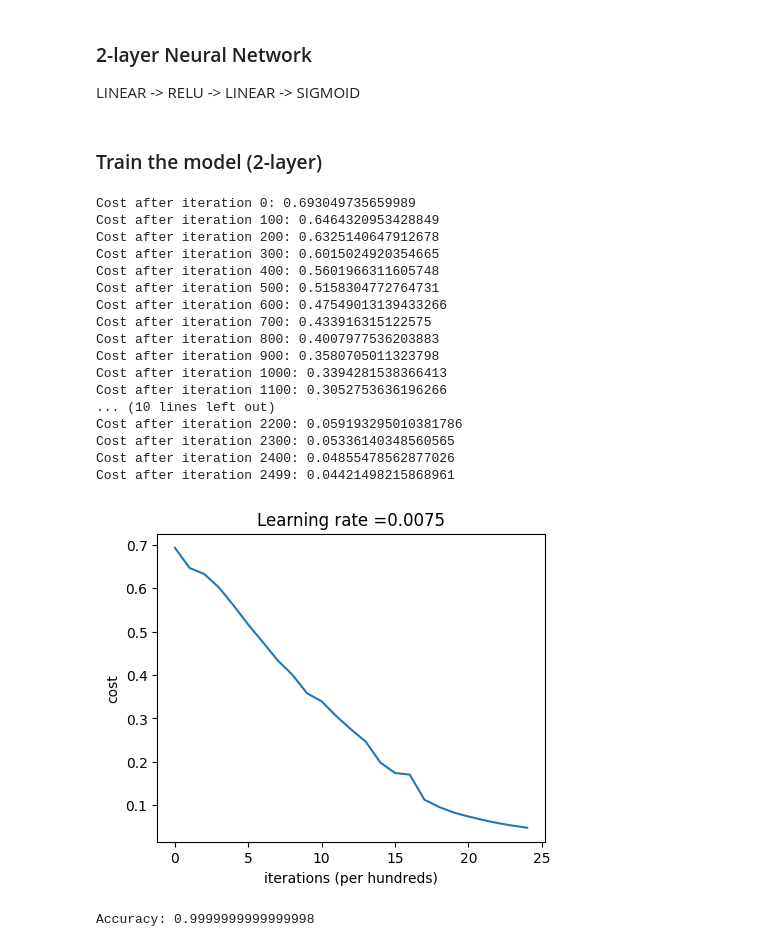
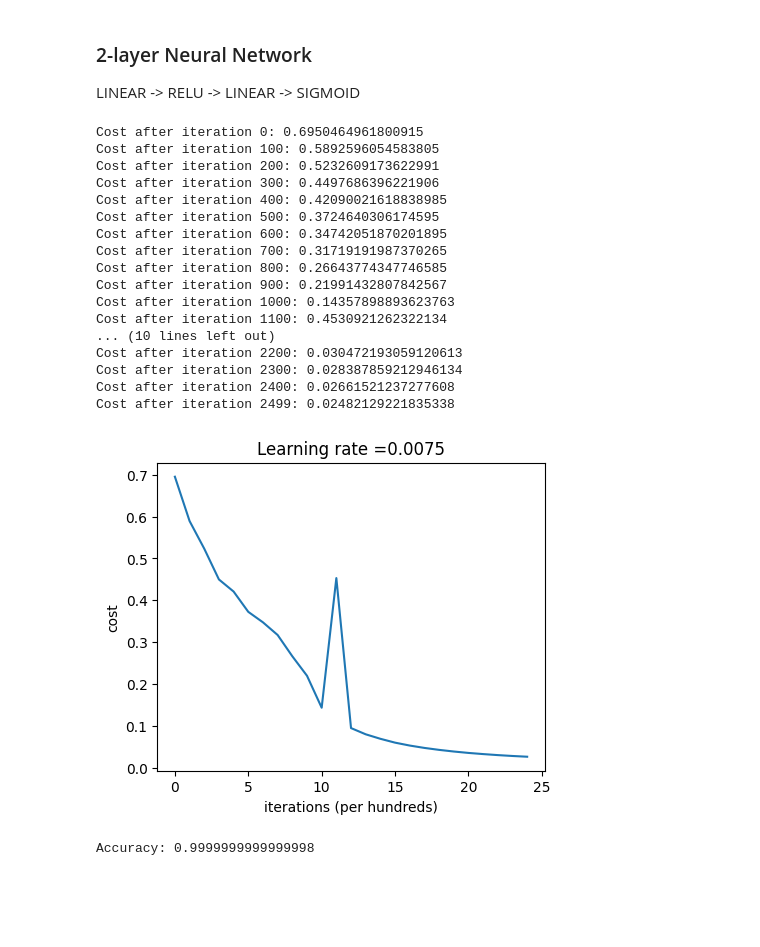
Before and after one commit to aq-amani/machine-learning, a Jupyter notebook: cat_detector_manual_deepNN/cat_detector_manual_deepNN.ipynb, the cells around one changed output. Drawn from its saved outputs; the diff is of its cells as text; code cells hidden in the pictures; blank space fills up the shorter version.

```diff
--- a/cat_detector_manual_deepNN/cat_detector_manual_deepNN.ipynb
+++ b/cat_detector_manual_deepNN/cat_detector_manual_deepNN.ipynb
@@ -100,7 +210,31 @@ LINEAR -> RELU -> LINEAR -> SIGMOID
 # %%
 ### CONSTANTS DEFINING THE MODEL ####
 n_x = 12288     # num_px * num_px * 3
 n_h = 7
 n_y = 1
 layers_dims = (n_x, n_h, n_y)
 learning_rate = 0.0075
+
+# Train model
+parameters, costs = L_layer_model(train_x, train_y, layers_dims = (n_x, n_h, n_y), num_iterations = 2500, print_cost=True)
+
+plot_costs(costs, learning_rate)
+# %% [output]
+Cost after iteration 0: 0.6950464961800915
+Cost after iteration 100: 0.5892596054583805
+Cost after iteration 200: 0.5232609173622991
+Cost after iteration 300: 0.4497686396221906
+Cost after iteration 400: 0.42090021618838985
+Cost after iteration 500: 0.3724640306174595
+Cost after iteration 600: 0.34742051870201895
+Cost after iteration 700: 0.31719191987370265
+Cost after iteration 800: 0.26643774347746585
+Cost after iteration 900: 0.21991432807842567
+Cost after iteration 1000: 0.14357898893623763
+Cost after iteration 1100: 0.4530921262322134
+... (10 lines left out)
+Cost after iteration 2200: 0.030472193059120613
+Cost after iteration 2300: 0.028387859212946134
+Cost after iteration 2400: 0.02661521237277608
+Cost after iteration 2499: 0.02482129221835338
+[figure, added]
@@ -187,27 +241,3 @@ def plot_costs(costs, learning_rate=0.0075):
-# %% [markdown]
-### Train the model (2-layer)
-# %%
-parameters, costs = two_layer_model(train_x, train_y, layers_dims = (n_x, n_h, n_y), num_iterations = 2500, print_cost=True)
-plot_costs(costs, learning_rate)
-# %% [output]
-Cost after iteration 0: 0.693049735659989
-Cost after iteration 100: 0.6464320953428849
-Cost after iteration 200: 0.6325140647912678
-Cost after iteration 300: 0.6015024920354665
-Cost after iteration 400: 0.5601966311605748
-Cost after iteration 500: 0.5158304772764731
-Cost after iteration 600: 0.47549013139433266
-Cost after iteration 700: 0.433916315122575
-Cost after iteration 800: 0.4007977536203883
-Cost after iteration 900: 0.3580705011323798
-Cost after iteration 1000: 0.3394281538366413
-Cost after iteration 1100: 0.3052753636196266
-... (10 lines left out)
-Cost after iteration 2200: 0.059193295010381786
-Cost after iteration 2300: 0.05336140348560565
-Cost after iteration 2400: 0.04855478562877026
-Cost after iteration 2499: 0.04421498215868961
-[figure, removed]
 # %%
 predictions_train = predict(train_x, train_y, parameters)
 # %% [output]
```
Also changed, not shown: parts of 10 cells of this notebook, 1 other file.
